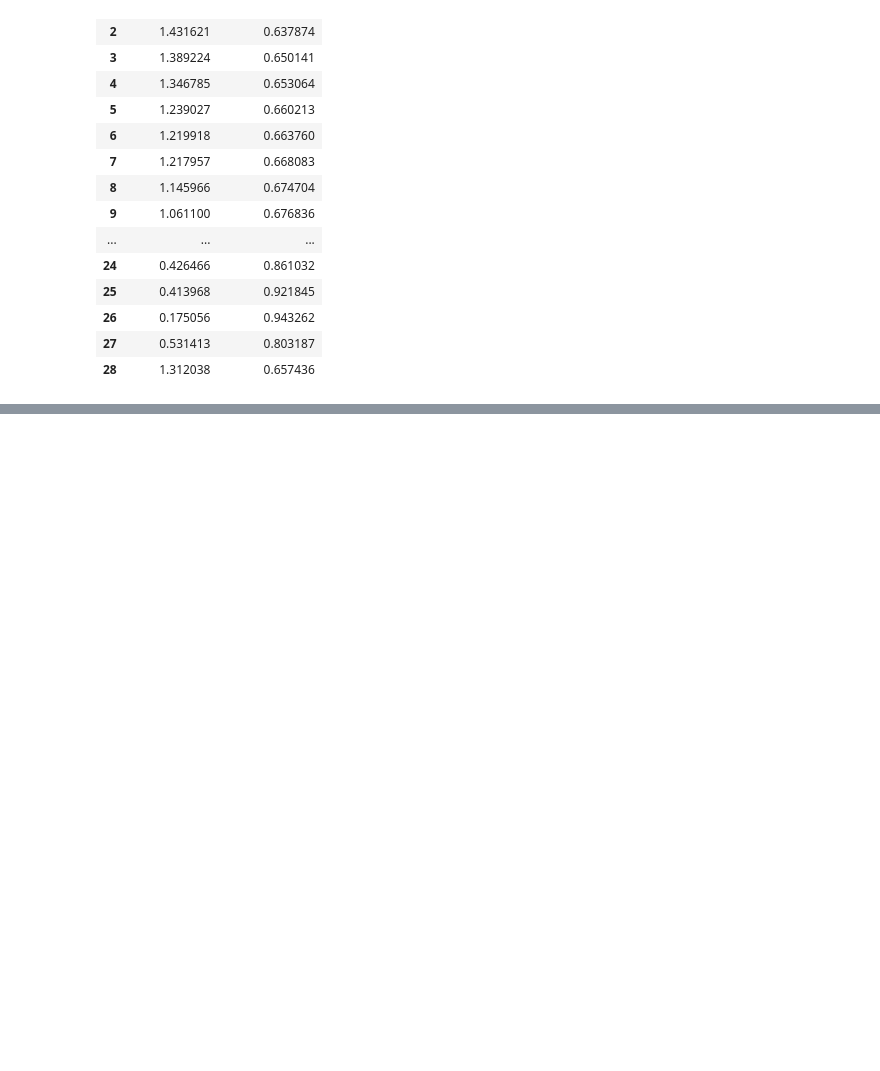
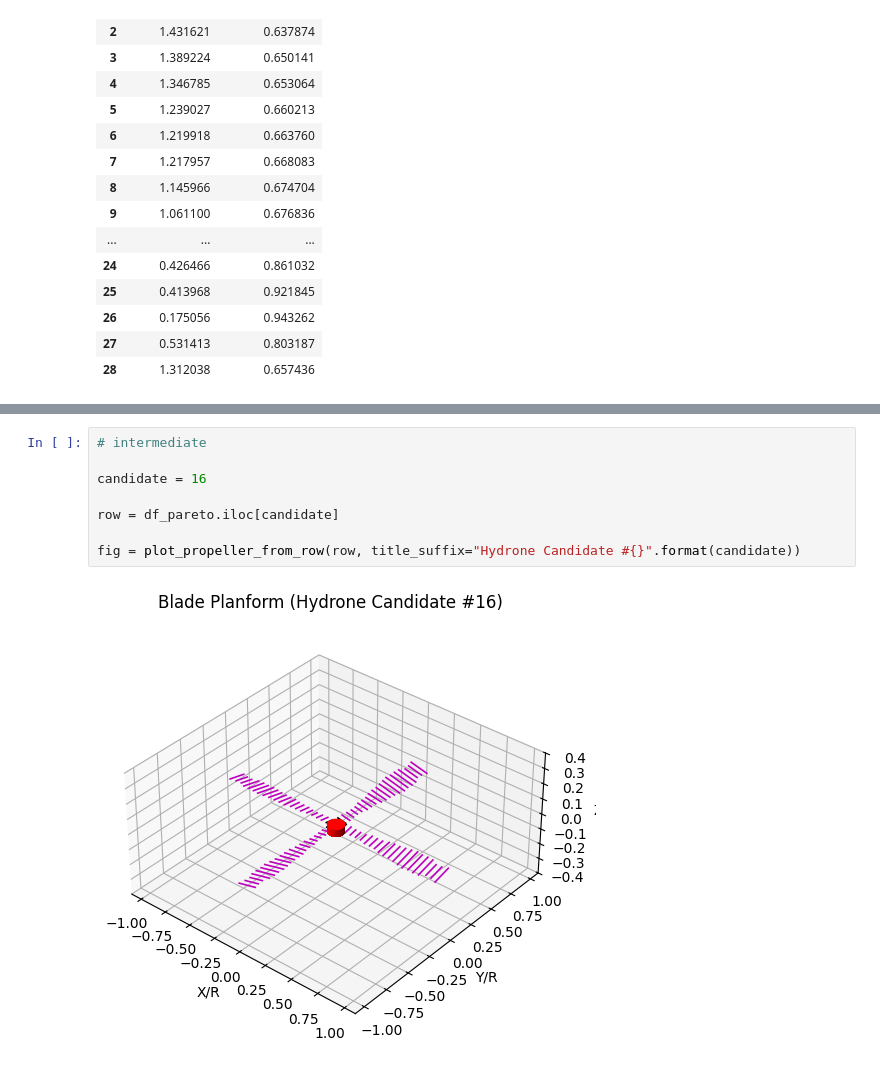
Before and after one commit to JoeVogel/hydrone-multi-objective-optimization, a Jupyter notebook: analysis/plots/plot_propeller.ipynb, the cells around one changed output, grey strips where cells are left out. Cells and saved outputs as stored; diff of their text form; blank space fills up the shorter version.

```diff
--- a/analysis/plots/plot_propeller.ipynb
+++ b/analysis/plots/plot_propeller.ipynb
@@ -71,0 +75,10 @@ fig = plot_propeller_from_row(row, title_suffix="Hydrone Candidate #{}".format(c
+# %%
+# intermediate
+
+candidate = 16
+
+row = df_pareto.iloc[candidate]
+
+fig = plot_propeller_from_row(row, title_suffix="Hydrone Candidate #{}".format(candidate))
+# %% [output]
+[figure, added]
```
Also changed, not shown: parts of 3 cells of this notebook, 5 other files.
